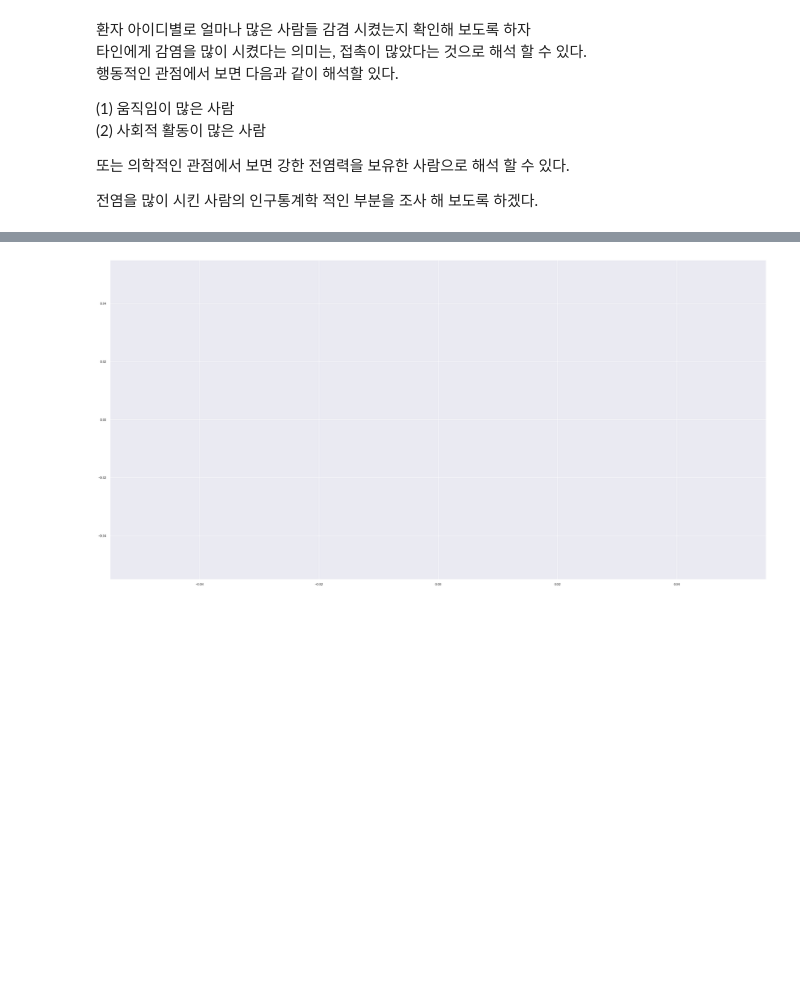
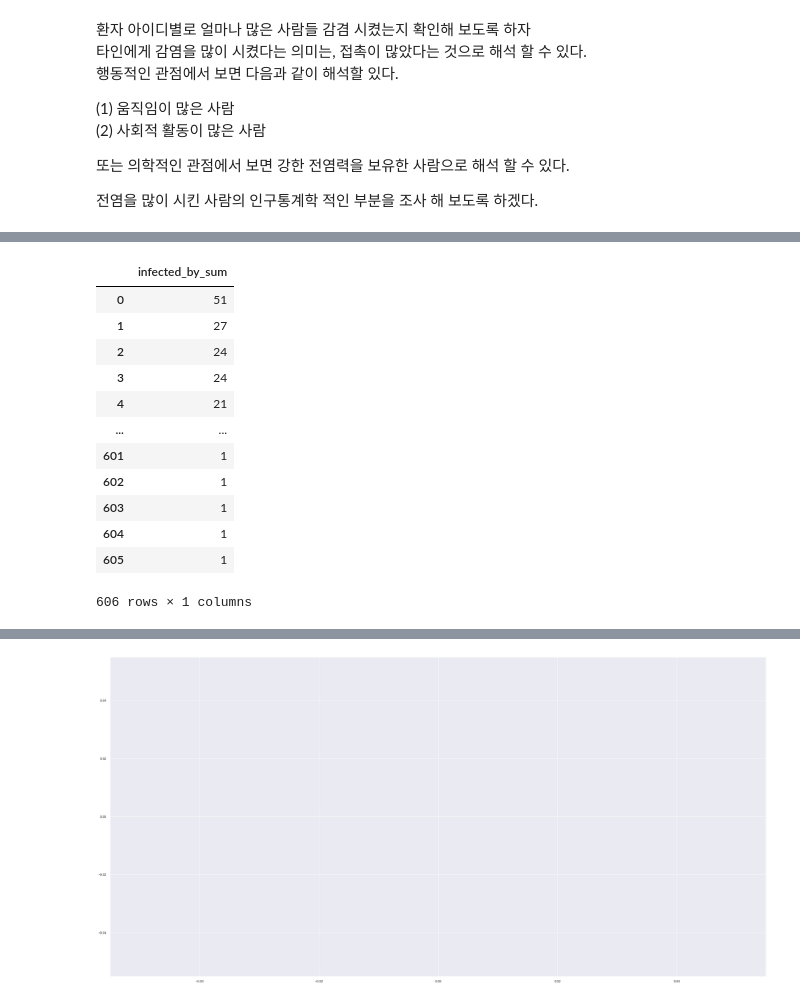
Before and after one commit to zzozzo/Datathon, a Jupyter notebook: DS_covid19.ipynb, the cells around one changed output, grey strips where cells are left out. Drawn from its saved outputs; the diff is of its cells as text; code cells hidden in the pictures; blank space fills up the shorter version.

```diff
--- a/DS_covid19.ipynb
+++ b/DS_covid19.ipynb
@@ -236,0 +232,19 @@ Float64Index([2000000205.0, 4100000008.0, 2000000167.0, 1400000209.0,
+# %%
+infected_by_list = list(infected_by) # 리스트 형으로 변환
+df2 = pd.DataFrame(infected_by_list) # 변환된 리스트형을 데이터 프레임으로
+df2.columns = ['infected_by_sum']    # 컬럼명 변경
+df2
+# %% [output]
+|  | infected_by_sum |
+| 0 | 51 |
+| 1 | 27 |
+| 2 | 24 |
+| 3 | 24 |
+| 4 | 21 |
+| ... | ... |
+| 601 | 1 |
+| 602 | 1 |
+| 603 | 1 |
+| 604 | 1 |
+| 605 | 1 |
+606 rows × 1 columns
```
Also changed, not shown: parts of 12 cells of this notebook.
